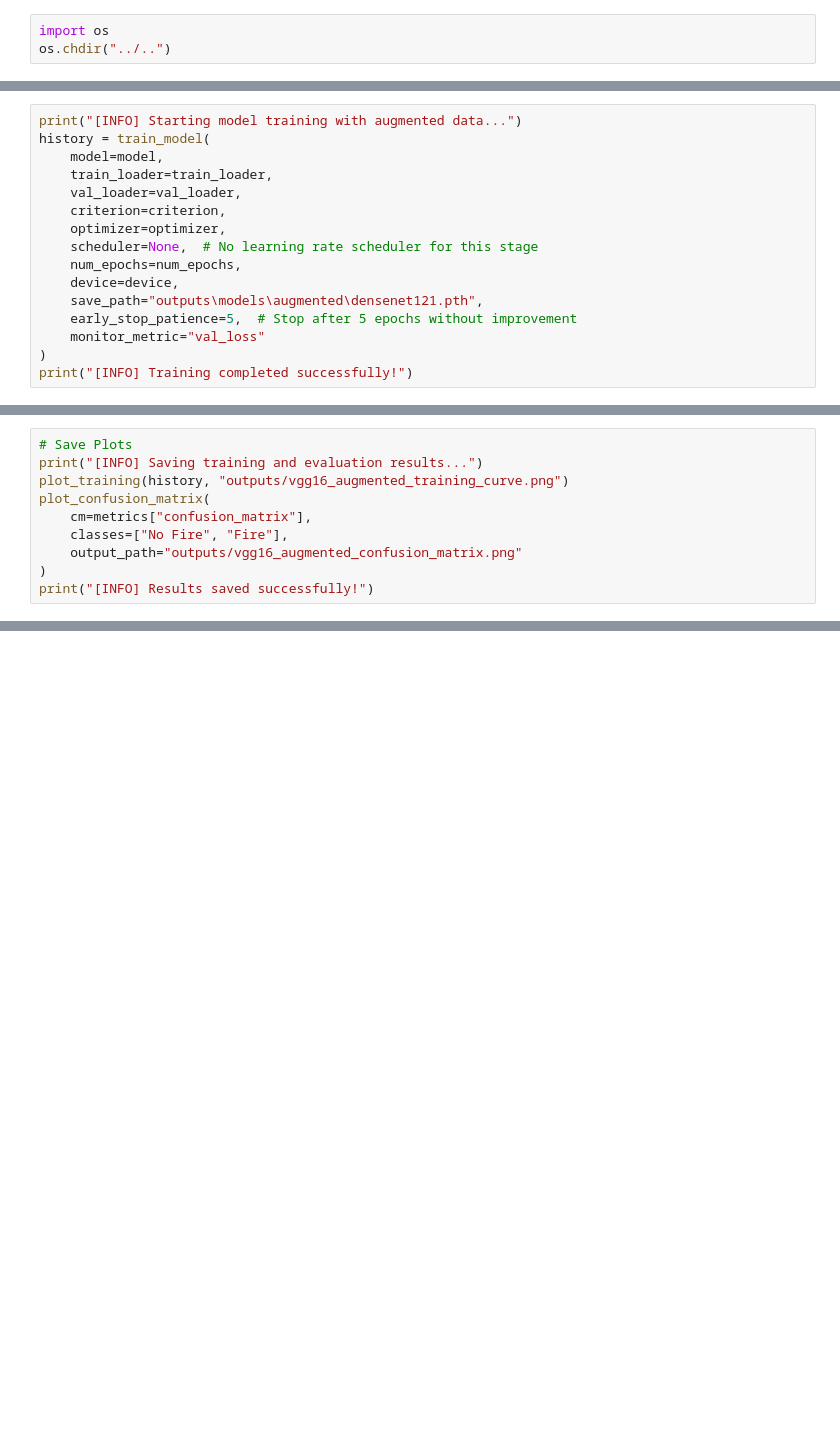
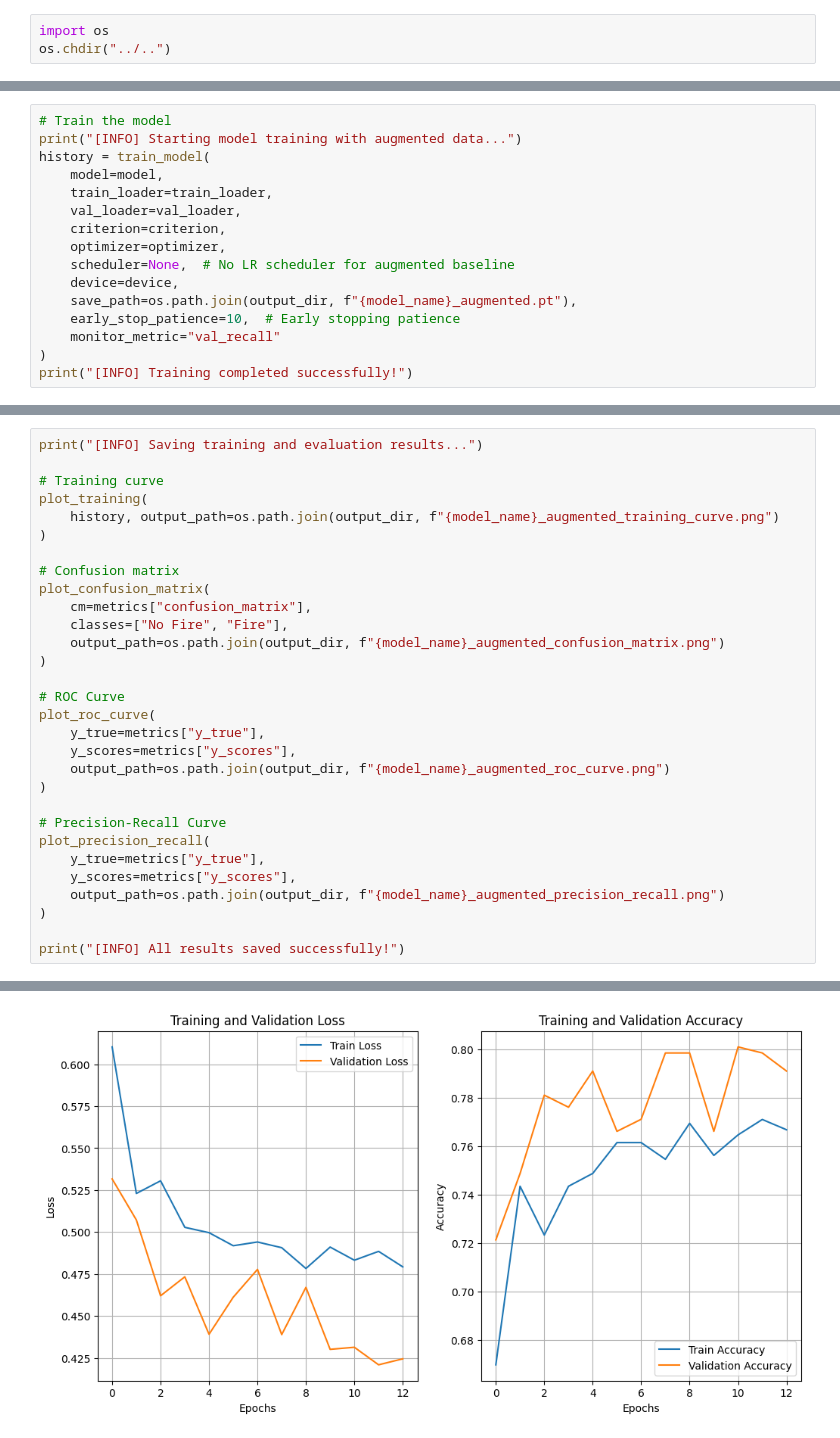
Before and after one commit to yashpatil74/final-year, a Jupyter notebook: models/augmented/densenet121_augmented.ipynb, the cells around one changed output, grey strips where cells are left out. Saved outputs shown, nothing was run; the diff lists cells and outputs as text; blank space fills up the shorter version.

```diff
--- a/models/augmented/densenet121_augmented.ipynb
+++ b/models/augmented/densenet121_augmented.ipynb
@@ -39,4 +59,5 @@ print("[INFO] Loss function and optimizer set up!")
 # %%
+# Train the model
 print("[INFO] Starting model training with augmented data...")
 history = train_model(
     model=model,
@@ -44,11 +65,10 @@ history = train_model(
     val_loader=val_loader,
     criterion=criterion,
     optimizer=optimizer,
-    scheduler=None,  # No learning rate scheduler for this stage
-    num_epochs=num_epochs,
+    scheduler=None,  # No LR scheduler for augmented baseline
     device=device,
-    save_path="outputs\models\augmented\densenet121.pth",
-    early_stop_patience=5,  # Stop after 5 epochs without improvement
-    monitor_metric="val_loss"
+    save_path=os.path.join(output_dir, f"{model_name}_augmented.pt"),
+    early_stop_patience=10,  # Early stopping patience
+    monitor_metric="val_recall"
 )
 print("[INFO] Training completed successfully!")
@@ -65,10 +124,31 @@ print(f"\n[INFO] Metrics for VGG16 with Augmented Data:\n{metrics}")
-# %%
-# Save Plots
-print("[INFO] Saving training and evaluation results...")
-plot_training(history, "outputs/vgg16_augmented_training_curve.png")
-plot_confusion_matrix(
-    cm=metrics["confusion_matrix"],
-    classes=["No Fire", "Fire"],
-    output_path="outputs/vgg16_augmented_confusion_matrix.png"
-)
-print("[INFO] Results saved successfully!")
+# %%
+print("[INFO] Saving training and evaluation results...")
+
+# Training curve
+plot_training(
+    history, output_path=os.path.join(output_dir, f"{model_name}_augmented_training_curve.png")
+)
+
+# Confusion matrix
+plot_confusion_matrix(
+    cm=metrics["confusion_matrix"],
+    classes=["No Fire", "Fire"],
+    output_path=os.path.join(output_dir, f"{model_name}_augmented_confusion_matrix.png")
+)
+
+# ROC Curve
+plot_roc_curve(
+    y_true=metrics["y_true"],
+    y_scores=metrics["y_scores"],
+    output_path=os.path.join(output_dir, f"{model_name}_augmented_roc_curve.png")
+)
+
+# Precision-Recall Curve
+plot_precision_recall(
+    y_true=metrics["y_true"],
+    y_scores=metrics["y_scores"],
+    output_path=os.path.join(output_dir, f"{model_name}_augmented_precision_recall.png")
+)
+
+print("[INFO] All results saved successfully!")
+# %% [output]
@@ -74,0 +159 @@ print("[INFO] Results saved successfully!")
+[figure, added]
```
Also changed, not shown: parts of 9 cells of this notebook, 27 other files.
